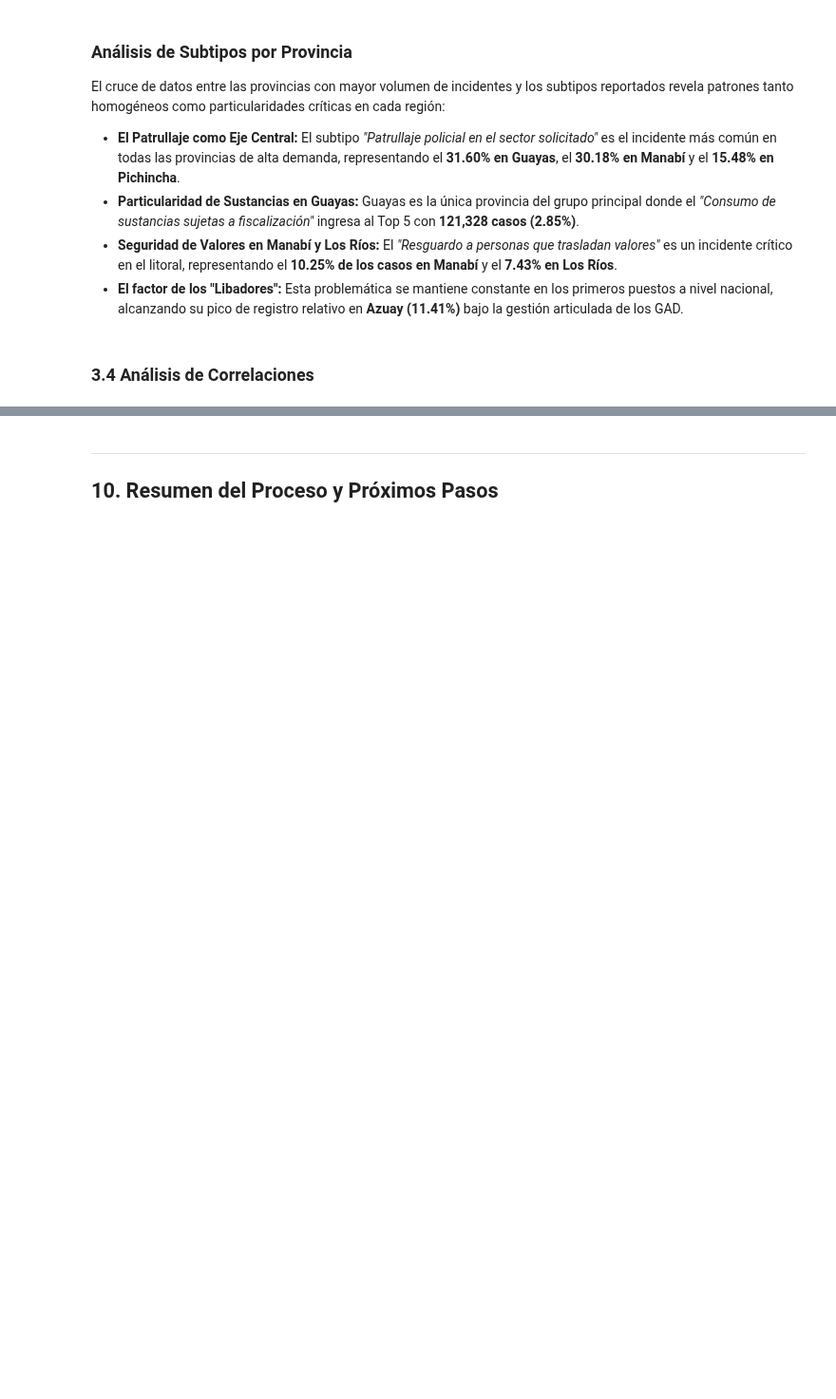
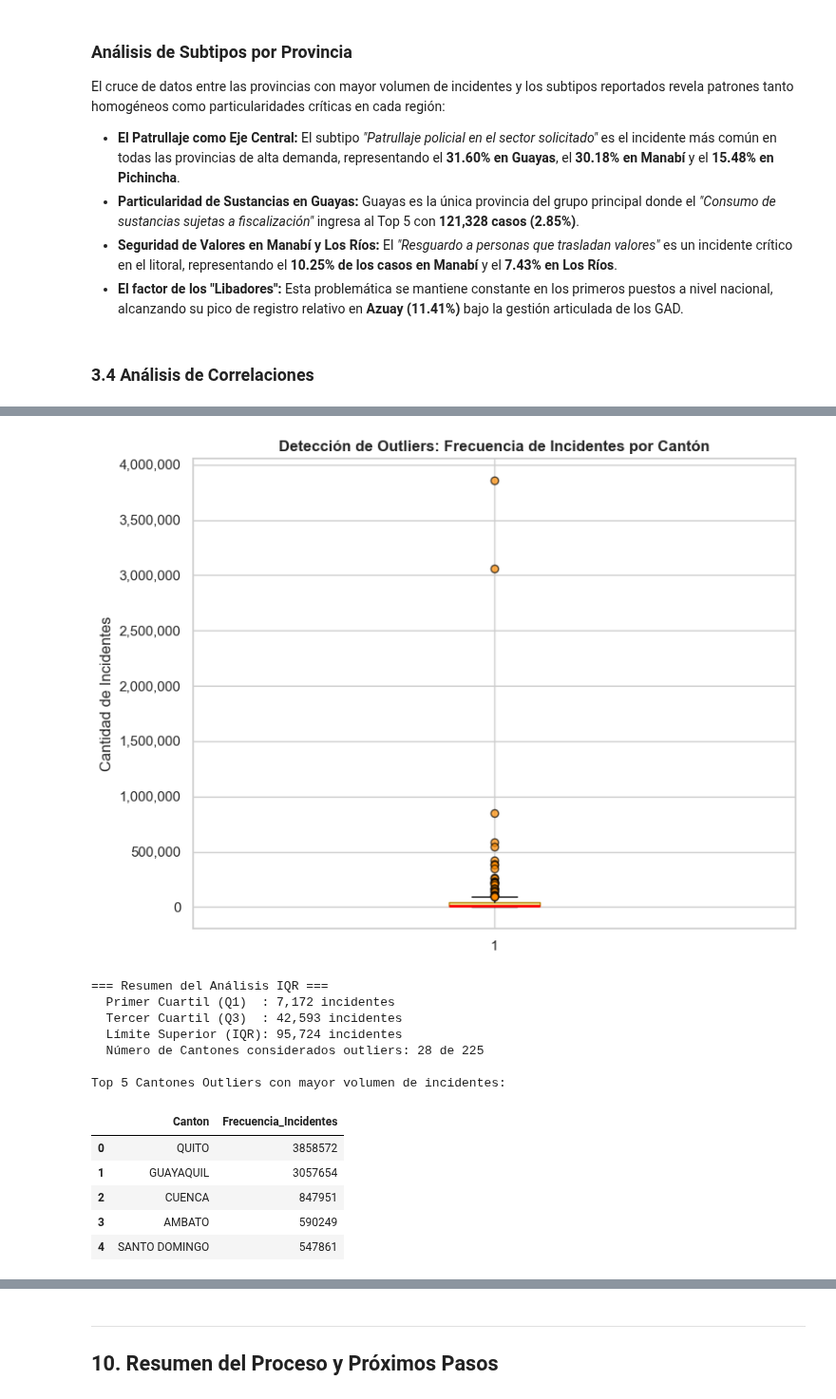
Before and after one commit to paulanoboa/IntegradorG3, a Jupyter notebook: data/processed/Prueba_CargaProyecto.ipynb, the cells around one changed output, grey strips where cells are left out. Shown at 95% size. Cells and saved outputs as stored; diff of their text form; code cells hidden in the pictures; blank space fills up the shorter version.

```diff
--- a/data/processed/Prueba_CargaProyecto.ipynb
+++ b/data/processed/Prueba_CargaProyecto.ipynb
@@ -752,6 +776,0 @@ print(f'   Dimensiones actuales: {df.shape}')
-# %%
-# Paso 2: Imputar 'BasePay' con la mediana general
-# Usamos la mediana porque es robusta frente a outliers
-mediana_basepay = df['BasePay'].median()
-df['BasePay'] = df['BasePay'].fillna(mediana_basepay)
-print(f' BasePay imputado con la mediana: ${mediana_basepay:,.2f}')
@@ -760,8 +776,0 @@ print(f' BasePay imputado con la mediana: ${mediana_basepay:,.2f}')
-# %%
-# Paso 3: Imputar 'Benefits' con la mediana agrupada por año
-# Imputar por grupo (año) es más preciso que usar la mediana global
-df['Benefits'] = df.groupby('Year')['Benefits'].transform(
-    lambda x: x.fillna(x.median())
-)
-print(' Benefits imputado con mediana por año.')
-print(f'   Valores faltantes restantes: {df["Benefits"].isna().sum()}')
@@ -942,6 +784,0 @@ Los algoritmos de ML trabajan con números. Las variables de texto deben convert
-# %%
-# Identificar variables categóricas restantes
-cat_cols = df_clean.select_dtypes(include='object').columns.tolist()
-print('Variables categóricas:', cat_cols)
-for col in cat_cols:
-    print(f'  {col}: {df_clean[col].nunique():,} valores únicos')
@@ -1215,0 +836,60 @@ print(f'   X_test_scaled : {X_test_scaled.shape}')
+# %%
+import numpy as np
+import pandas as pd
+import matplotlib.pyplot as plt
+import seaborn as sns
+import matplotlib.ticker as mticker
+
+# 1. Calcular la frecuencia de incidentes por Cantón
+canton_counts = df['Canton'].value_counts().reset_index()
+canton_counts.columns = ['Canton', 'Frecuencia_Incidentes']
+
+# 2. Visualización e identificación visual con Boxplot
+fig, ax = plt.subplots(figsize=(8, 6))
+ax.boxplot(
+    canton_counts['Frecuencia_Incidentes'],
+    vert=True,
+    patch_artist=True,
+    boxprops=dict(facecolor='khaki', color='darkgoldenrod'),
+    medianprops=dict(color='red', linewidth=2),
+    flierprops=dict(marker='o', markerfacecolor='darkorange', markersize=6, alpha=0.7)
+)
+
+ax.set_title('Detección de Outliers: Frecuencia de Incidentes por Cantón', fontweight='bold', fontsize=12)
+ax.set_ylabel('Cantidad de Incidentes')
+ax.yaxis.set_major_formatter(mticker.FuncFormatter(lambda x, _: f'{int(x):,}'))
+plt.tight_layout()
+plt.show()
+
+# 3. Identificar límites mediante el método de Rango Intercuartílico (IQR)
+Q1 = canton_counts['Frecuencia_Incidentes'].quantile(0.25)
+Q3 = canton_counts['Frecuencia_Incidentes'].quantile(0.75)
+IQR = Q3 - Q1
+
+lim_inf = max(0, Q1 - 1.5 * IQR)
+lim_sup = Q3 + 1.5 * IQR
+
+outliers = canton_counts[canton_counts['Frecuencia_Incidentes'] > lim_sup]
+
+print(f"=== Resumen del Análisis IQR ===")
+print(f"  Primer Cuartil (Q1)  : {Q1:,.0f} incidentes")
+print(f"  Tercer Cuartil (Q3)  : {Q3:,.0f} incidentes")
+print(f"  Límite Superior (IQR): {lim_sup:,.0f} incidentes")
+print(f"  Número de Cantones considerados outliers: {len(outliers)} de {len(canton_counts)}")
+print(f"\nTop 5 Cantones Outliers con mayor volumen de incidentes:")
+display(outliers.head(5))
+# %% [output]
+[figure, added]
+=== Resumen del Análisis IQR ===
+  Primer Cuartil (Q1)  : 7,172 incidentes
+  Tercer Cuartil (Q3)  : 42,593 incidentes
+  Límite Superior (IQR): 95,724 incidentes
+  Número de Cantones considerados outliers: 28 de 225
+
+Top 5 Cantones Outliers con mayor volumen de incidentes:
+|  | Canton | Frecuencia_Incidentes |
+| 0 | QUITO | 3858572 |
+| 1 | GUAYAQUIL | 3057654 |
+| 2 | CUENCA | 847951 |
+| 3 | AMBATO | 590249 |
+| 4 | SANTO DOMINGO | 547861 |
```
Also changed, not shown: parts of 79 cells of this notebook, 1 other file.
